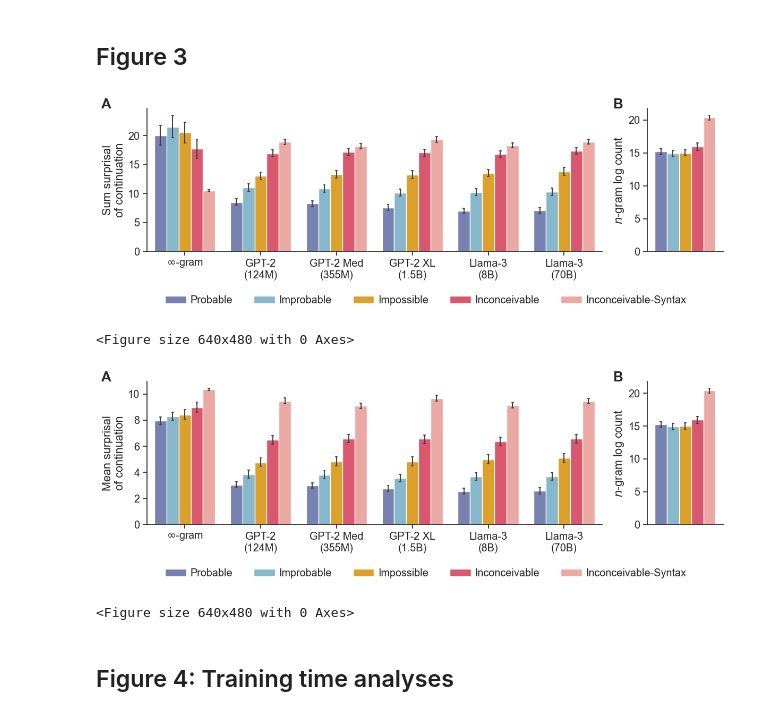
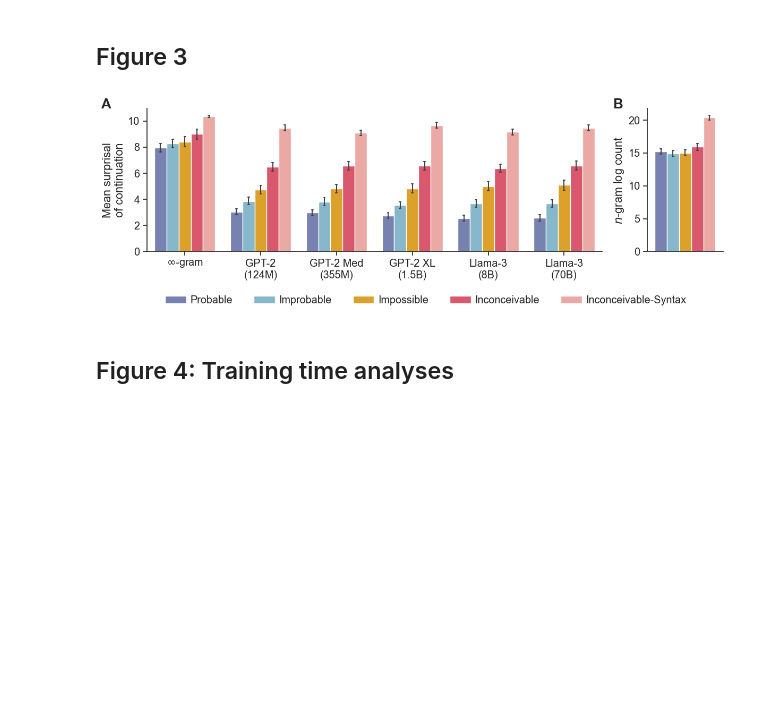
Before and after one commit to jennhu/shades-of-zero, a Jupyter notebook: analysis/figures.ipynb, the cells around one changed output. Drawn from its saved outputs; the diff is of its cells as text; code cells hidden in the pictures; blank space fills up the shorter version.

```diff
--- a/analysis/figures.ipynb
+++ b/analysis/figures.ipynb
@@ -448,7 +442,6 @@ def plot_surprisals_freqs(df, ngrams, metric="sum", freq_stat="log_count"):
     ax0, ax1 = axes
 
     # Common keywords for stripplots and barplots.
-    strip_kws = dict(alpha=0.1, linewidth=1, dodge=True, legend=False)
     bar_kws = dict(capsize=0.1, err_kws=dict(linewidth=1.5))
 
     # Plot surprisals across conditions on the first axis.
@@ -463,19 +456,6 @@ def plot_surprisals_freqs(df, ngrams, metric="sum", freq_stat="log_count"):
         ax=ax0
     )
     ax0 = sns.barplot(**surp_kws, **bar_kws)
-#     for cond in CONDS:
-#         ax0 = sns.stripplot(
-#             **strip_kws,
-#             data=df[df.condition==cond],x="model",
-#             y=f"continuation_{metric}_surprisal",
-#             order=MODELS,
-#             hue="condition",
-#             hue_order=CONDS,
-#             marker=COND_MARKERS[cond],
-#             palette=COND_PAL,
-#             ax=ax0
-#         )
-#     ax0 = sns.stripplot(**surp_kws, **strip_kws)
     ax0.set_ylabel(f"{metric.capitalize()} surprisal\nof continuation")
     ax0.set_xlabel("")
     model_labels = []
@@ -495,43 +475,38 @@ def plot_surprisals_freqs(df, ngrams, metric="sum", freq_stat="log_count"):
         hue="condition",
         hue_order=CONDS,
         palette=COND_PAL,
         ax=ax1
     )
     ax1 = sns.barplot(**freq_kws, **bar_kws)
-#     ax1 = sns.stripplot(**freq_kws, **strip_kws)
 
     ax1.set_xlabel("")
     ax1.set_ylabel("$n$-gram log count")
     ax1.set_xticks([])
     ax1.get_legend().remove()
 
     handles, labels = ax0.get_legend_handles_labels()
     labels = [PRETTY_COND_MAP[l] for l in labels]
     plt.figlegend(
         handles,
         labels,
         loc="upper center", bbox_to_anchor=(0.5, -0.075),
         ncol=len(CONDS),
         handletextpad=0.4,
         frameon=False
     )
     plt.subplots_adjust(wspace=0.17)
     sns.despine()
 
     # Add annotations of A and B.
     ax0.text(-0.1, 1, "A", size="large", fontweight="bold", transform=ax0.transAxes)
     ax1.text(-0.45, 1, "B", size="large", fontweight="bold", transform=ax1.transAxes)
 
-for metric in ["sum", "mean"]:
-    plot_surprisals_freqs(full_model_df, ngram_counts, metric=metric)
-    render(f"fig3_exp3_surprisal_{metric}.pdf")
-    plt.show()
-    plt.clf()
+
+metric = "mean"
+plot_surprisals_freqs(full_model_df, ngram_counts, metric=metric)
+render(f"fig3_exp3_surprisal_{metric}.pdf")
 # %% [output]
-[figure, old version]
+[figure, new version]
-<Figure size 640x480 with 0 Axes>
-[figure, removed]
-<Figure size 640x480 with 0 Axes>
 # %% [markdown]
 ## Figure 4: Training time analyses
 # %%
```
Also changed, not shown: parts of 4 cells of this notebook, 12 other files.
